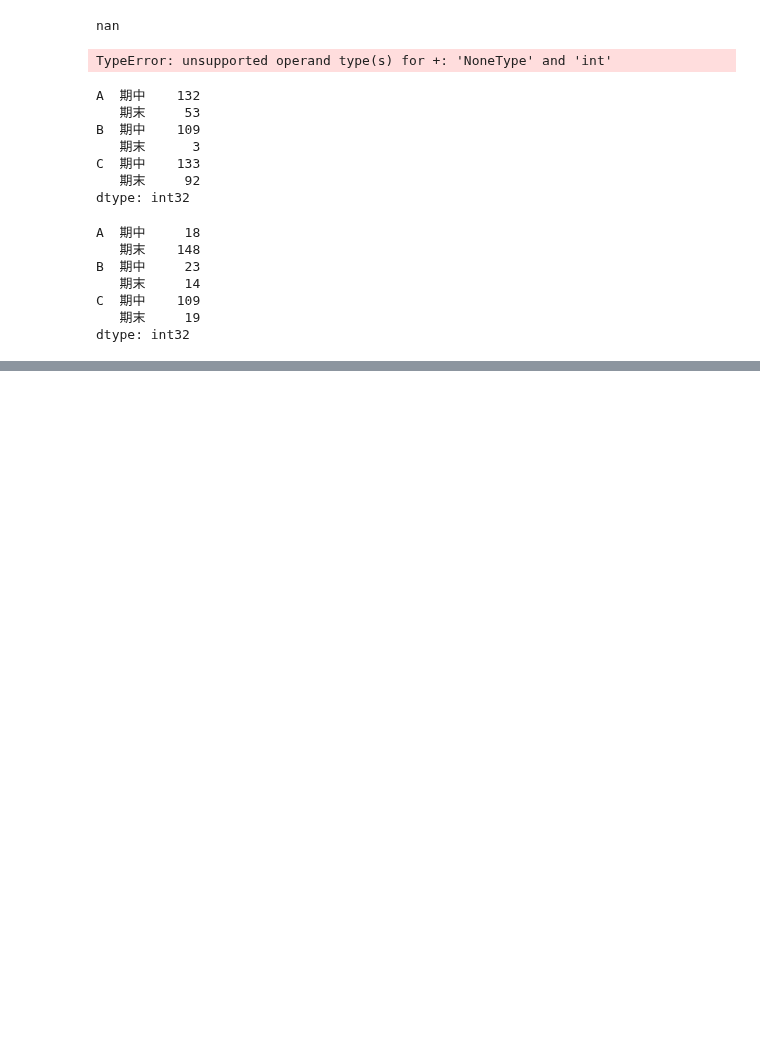
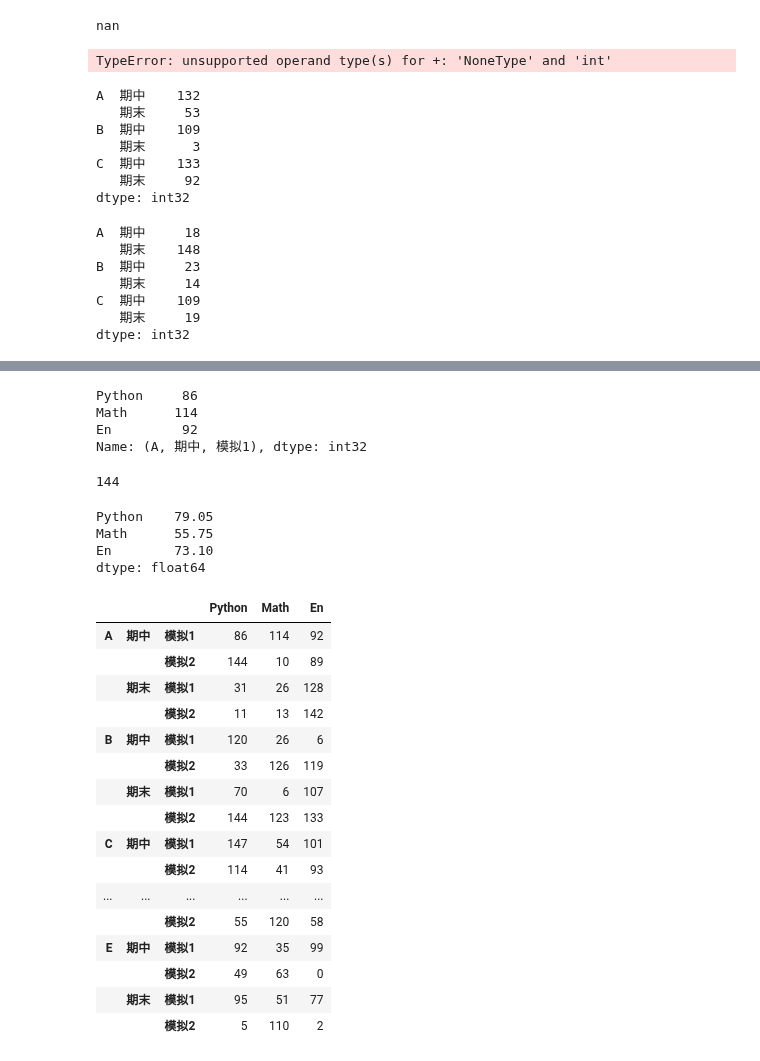
Before and after one commit to TinyHandsome/BookStudy, a Jupyter notebook: python_projects/2-千峰数据分析/7-pandas.ipynb, the cells around one changed output, grey strips where cells are left out. Saved outputs shown, nothing was run; the diff lists cells and outputs as text; code cells hidden in the pictures; blank space fills up the shorter version.

```diff
--- a/python_projects/2-千峰数据分析/7-pandas.ipynb
+++ b/python_projects/2-千峰数据分析/7-pandas.ipynb
@@ -909,0 +1040,38 @@ dtype: int32
+# %%
+df.iloc[0]
+# %% [output]
+Python     86
+Math      114
+En         92
+Name: (A, 期中, 模拟1), dtype: int32
+# %%
+df.loc['A', '期中', '模拟2']['Python']
+# %% [output]
+144
+# %%
+df.mean()
+# %% [output]
+Python    79.05
+Math      55.75
+En        73.10
+dtype: float64
+# %%
+df
+# %% [output]
+|  |  |  | Python | Math | En |
+| A | 期中 | 模拟1 | 86 | 114 | 92 |
+|  |  | 模拟2 | 144 | 10 | 89 |
+|  | 期末 | 模拟1 | 31 | 26 | 128 |
+|  |  | 模拟2 | 11 | 13 | 142 |
+| B | 期中 | 模拟1 | 120 | 26 | 6 |
+|  |  | 模拟2 | 33 | 126 | 119 |
+|  | 期末 | 模拟1 | 70 | 6 | 107 |
+|  |  | 模拟2 | 144 | 123 | 133 |
+| C | 期中 | 模拟1 | 147 | 54 | 101 |
+|  |  | 模拟2 | 114 | 41 | 93 |
+| ... | ... | ... | ... | ... | ... |
+|  |  | 模拟2 | 55 | 120 | 58 |
+| E | 期中 | 模拟1 | 92 | 35 | 99 |
+|  |  | 模拟2 | 49 | 63 | 0 |
+|  | 期末 | 模拟1 | 95 | 51 | 77 |
+|  |  | 模拟2 | 5 | 110 | 2 |
```
Also changed, not shown: parts of 18 cells of this notebook, 1 other file.
